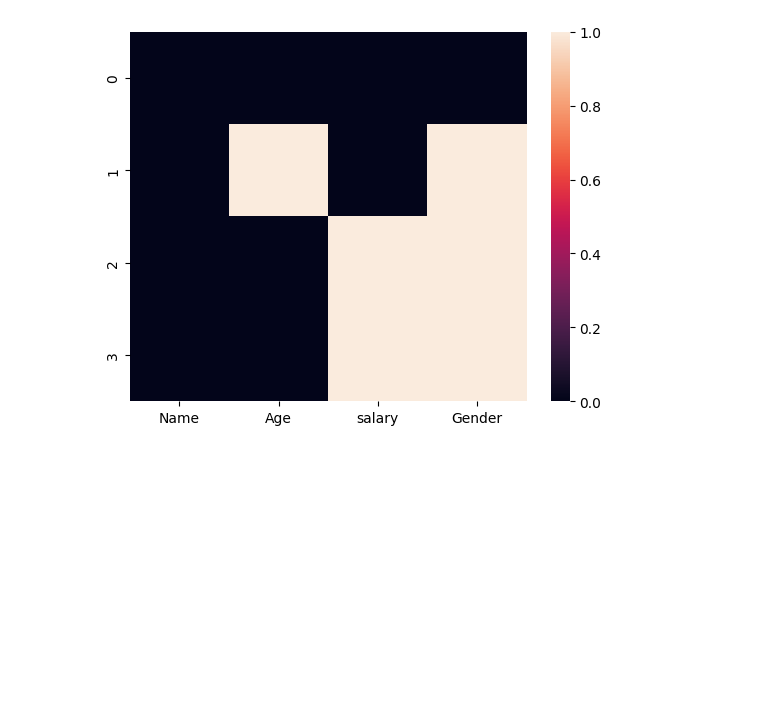
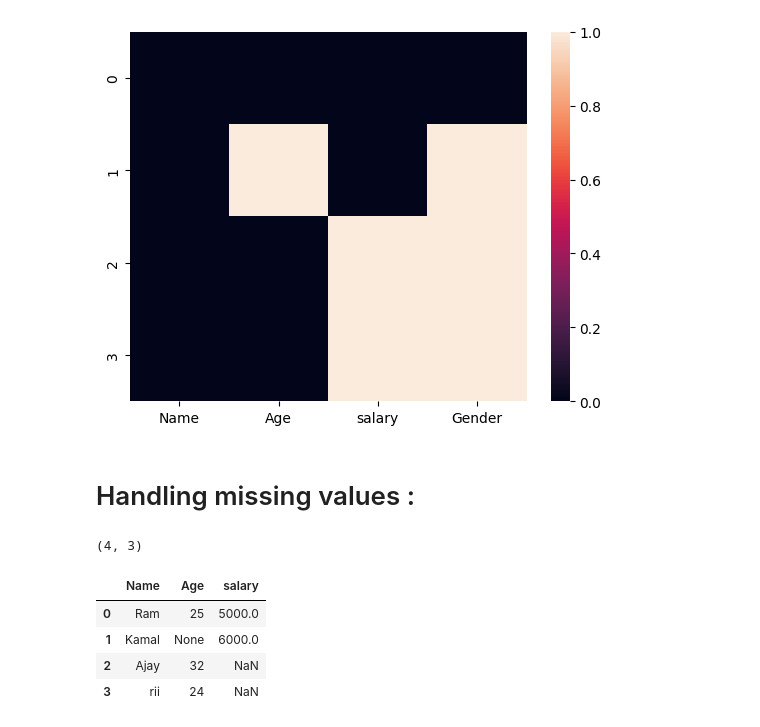
Before and after one commit to anjali801/Data-science-45-internship, a Jupyter notebook: Day22.ipynb, the cells around one changed output. Cells and saved outputs as stored; diff of their text form; code cells hidden in the pictures; blank space fills up the shorter version.

```diff
--- a/Day22.ipynb
+++ b/Day22.ipynb
@@ -226,3 +226,5 @@ sns.heatmap(df.isnull())
 plt.show()
 # %% [output]
 [figure]
+# %% [markdown]
+# Handling missing values :
@@ -228,0 +235,14 @@ plt.show()
+# %%
+df.drop(columns=["Gender"] , inplace= True)
+# %%
+df.shape
+# %% [output]
+(4, 3)
+# %%
+df
+# %% [output]
+|  | Name | Age | salary |
+| 0 | Ram | 25 | 5000.0 |
+| 1 | Kamal | None | 6000.0 |
+| 2 | Ajay | 32 | NaN |
+| 3 | rii | 24 | NaN |
```
Also changed, not shown: parts of 4 cells of this notebook.
